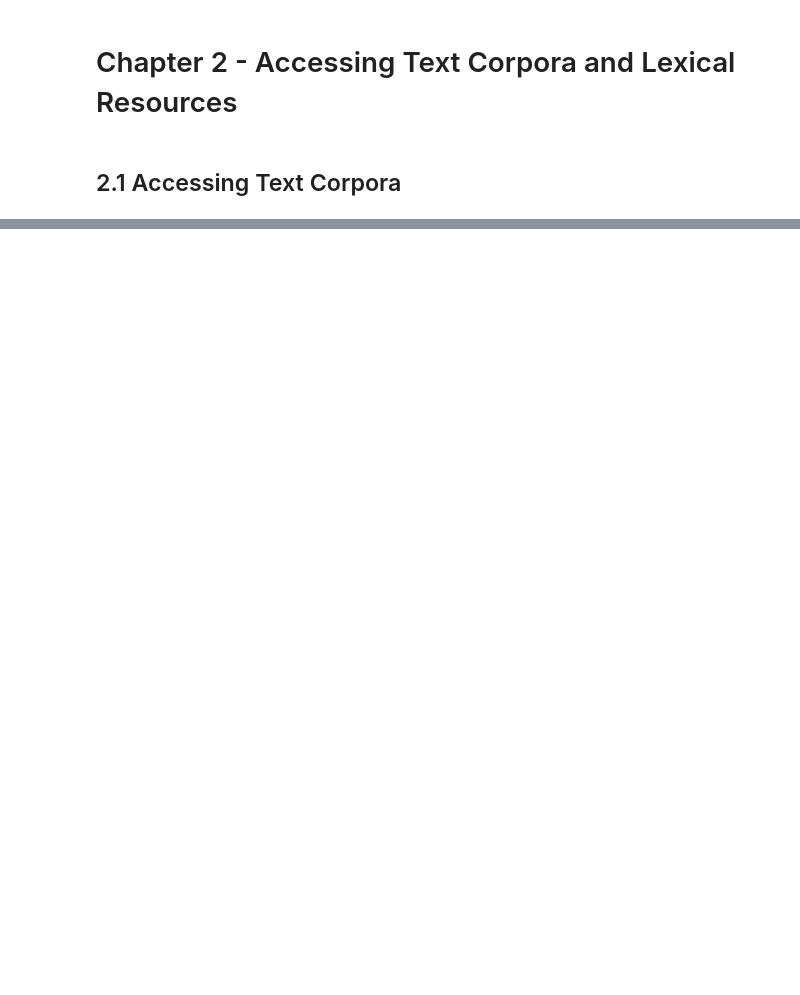
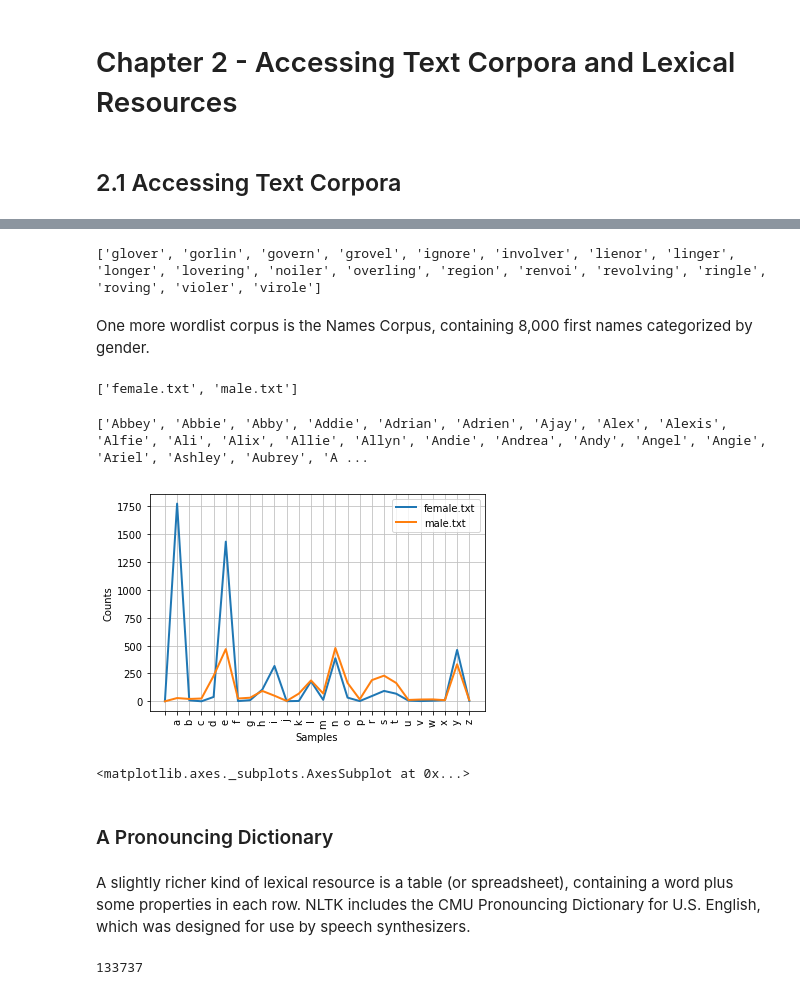
Before and after one commit to sbiguzzi/data620, a Jupyter notebook: Reading Notes/NLP Python Chapter 1 & 2.ipynb, the cells around one changed output, grey strips where cells are left out. Saved outputs shown, nothing was run; the diff lists cells and outputs as text; code cells hidden in the pictures; blank space fills up the shorter version.

```diff
--- a/Reading Notes/NLP Python Chapter 1 & 2.ipynb
+++ b/Reading Notes/NLP Python Chapter 1 & 2.ipynb
@@ -406,0 +873,35 @@ In order to determine whether the hypothesis is supported by the text, the syste
+# %%
+print([w for w in wordlist if len(w) >= 6 and obligatory in w and nltk.FreqDist(w) <= puzzle_letters])
+# %% [output]
+['glover', 'gorlin', 'govern', 'grovel', 'ignore', 'involver', 'lienor', 'linger', 'longer', 'lovering', 'noiler', 'overling', 'region', 'renvoi', 'revolving', 'ringle', 'roving', 'violer', 'virole']
+# %% [markdown]
+One more wordlist corpus is the Names Corpus, containing 8,000 first names categorized by gender.
+# %%
+names = nltk.corpus.names
+names.fileids()
+# %% [output]
+['female.txt', 'male.txt']
+# %%
+male_names = names.words('male.txt')
+female_names = names.words('female.txt')
+print("['"+"', '".join([x for x in [w for w in male_names if w in female_names][:25]])+"', ...]")
+# %% [output]
+['Abbey', 'Abbie', 'Abby', 'Addie', 'Adrian', 'Adrien', 'Ajay', 'Alex', 'Alexis', 'Alfie', 'Ali', 'Alix', 'Allie', 'Allyn', 'Andie', 'Andrea', 'Andy', 'Angel', 'Angie', 'Ariel', 'Ashley', 'Aubrey', 'A ...
+# %%
+cfd = nltk.ConditionalFreqDist(
+    (fileid, name[-1])
+    for fileid in names.fileids()
+    for name in names.words(fileid))
+cfd.plot()
+# %% [output]
+[figure, added]
+<matplotlib.axes._subplots.AxesSubplot at 0x...>
+# %% [markdown]
+### A Pronouncing Dictionary
+# %% [markdown]
+A slightly richer kind of lexical resource is a table (or spreadsheet), containing a word plus some properties in each row. NLTK includes the CMU Pronouncing Dictionary for U.S. English, which was designed for use by speech synthesizers.
+# %%
+entries = nltk.corpus.cmudict.entries()
+len(entries)
+# %% [output]
+133737
```
Also changed, not shown: parts of 224 cells of this notebook.
